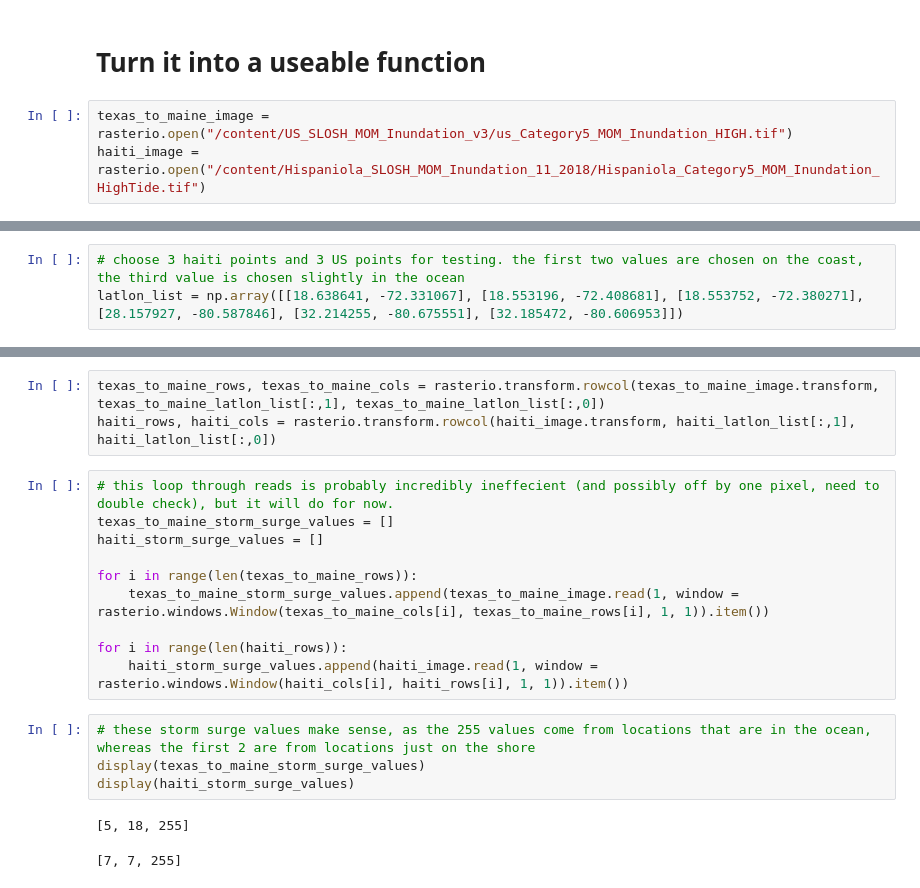
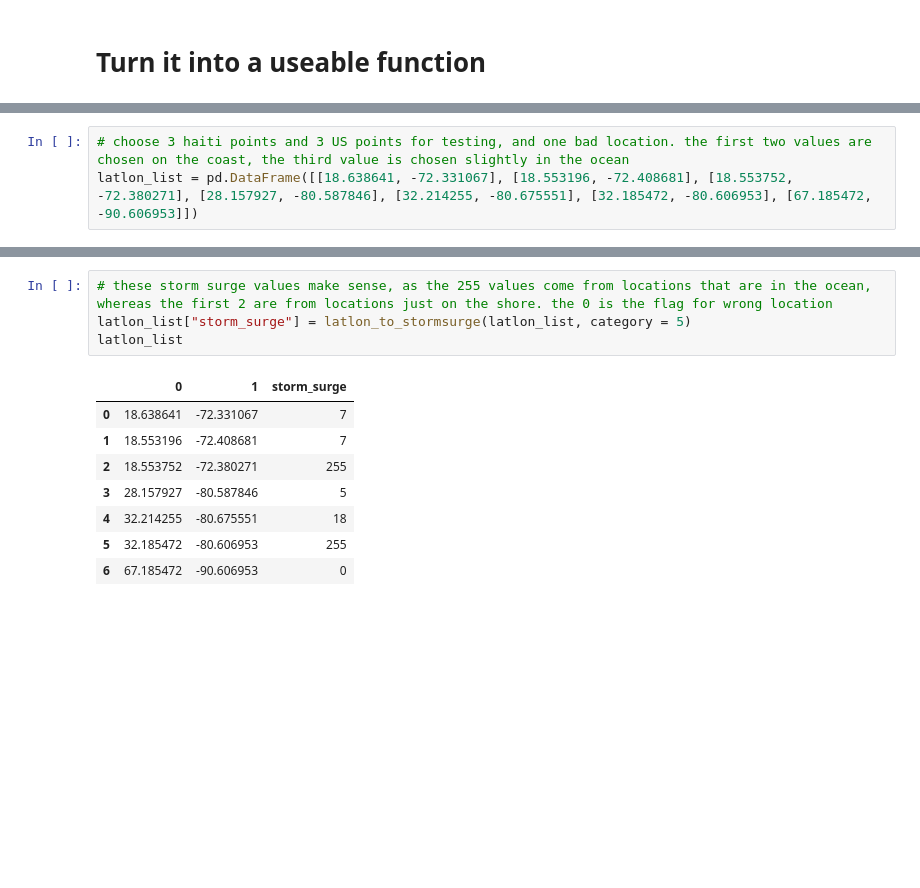
Before and after one commit to ai4er-cdt/hurricane-harm-herald, a Jupyter notebook: notebooks/Storm_Surge_EF.ipynb, the cells around one changed output, grey strips where cells are left out. Cells and saved outputs as stored; diff of their text form; blank space fills up the shorter version.

Commit message:
Converted function to use pandas dataframes. Tested for each category of hurricane.

```diff
--- a/notebooks/Storm_Surge_EF.ipynb
+++ b/notebooks/Storm_Surge_EF.ipynb
@@ -350,6 +370,3 @@ display(image.read(1, window = rasterio.windows.Window(cols, rows, 1, 1)))
 array([[2]], dtype=uint8)
 # %% [markdown]
 # Turn it into a useable function
-# %%
-texas_to_maine_image = rasterio.open("/content/US_SLOSH_MOM_Inundation_v3/us_Category5_MOM_Inundation_HIGH.tif")
-haiti_image = rasterio.open("/content/Hispaniola_SLOSH_MOM_Inundation_11_2018/Hispaniola_Category5_MOM_Inundation_HighTide.tif")
@@ -369,3 +497,3 @@ texas_to_maine_lat_max = 36.75816955589585
 # %%
-# choose 3 haiti points and 3 US points for testing. the first two values are chosen on the coast, the third value is chosen slightly in the ocean
-latlon_list = np.array([[18.638641, -72.331067], [18.553196, -72.408681], [18.553752, -72.380271], [28.157927, -80.587846], [32.214255, -80.675551], [32.185472, -80.606953]])
+# choose 3 haiti points and 3 US points for testing, and one bad location. the first two values are chosen on the coast, the third value is chosen slightly in the ocean
+latlon_list = pd.DataFrame([[18.638641, -72.331067], [18.553196, -72.408681], [18.553752, -72.380271], [28.157927, -80.587846], [32.214255, -80.675551], [32.185472, -80.606953], [67.185472, -90.606953]])
@@ -389,20 +500,13 @@ array([[ 18.638641, -72.331067],
-# %%
-texas_to_maine_rows, texas_to_maine_cols = rasterio.transform.rowcol(texas_to_maine_image.transform, texas_to_maine_latlon_list[:,1], texas_to_maine_latlon_list[:,0])
-haiti_rows, haiti_cols = rasterio.transform.rowcol(haiti_image.transform, haiti_latlon_list[:,1], haiti_latlon_list[:,0])
-# %%
-# this loop through reads is probably incredibly ineffecient (and possibly off by one pixel, need to double check), but it will do for now.
-texas_to_maine_storm_surge_values = []
-haiti_storm_surge_values = []
-
-for i in range(len(texas_to_maine_rows)):
-    texas_to_maine_storm_surge_values.append(texas_to_maine_image.read(1, window = rasterio.windows.Window(texas_to_maine_cols[i], texas_to_maine_rows[i], 1, 1)).item())
-
-for i in range(len(haiti_rows)):
-    haiti_storm_surge_values.append(haiti_image.read(1, window = rasterio.windows.Window(haiti_cols[i], haiti_rows[i], 1, 1)).item())
 # %%
-# these storm surge values make sense, as the 255 values come from locations that are in the ocean, whereas the first 2 are from locations just on the shore
-display(texas_to_maine_storm_surge_values)
-display(haiti_storm_surge_values)
+# these storm surge values make sense, as the 255 values come from locations that are in the ocean, whereas the first 2 are from locations just on the shore. the 0 is the flag for wrong location
+latlon_list["storm_surge"] = latlon_to_stormsurge(latlon_list, category = 5)
+latlon_list
 # %% [output]
-[5, 18, 255]
-[7, 7, 255]
+|  | 0 | 1 | storm_surge |
+| 0 | 18.638641 | -72.331067 | 7 |
+| 1 | 18.553196 | -72.408681 | 7 |
+| 2 | 18.553752 | -72.380271 | 255 |
+| 3 | 28.157927 | -80.587846 | 5 |
+| 4 | 32.214255 | -80.675551 | 18 |
+| 5 | 32.185472 | -80.606953 | 255 |
+| 6 | 67.185472 | -90.606953 | 0 |
```
Also changed, not shown: parts of 16 cells of this notebook.
